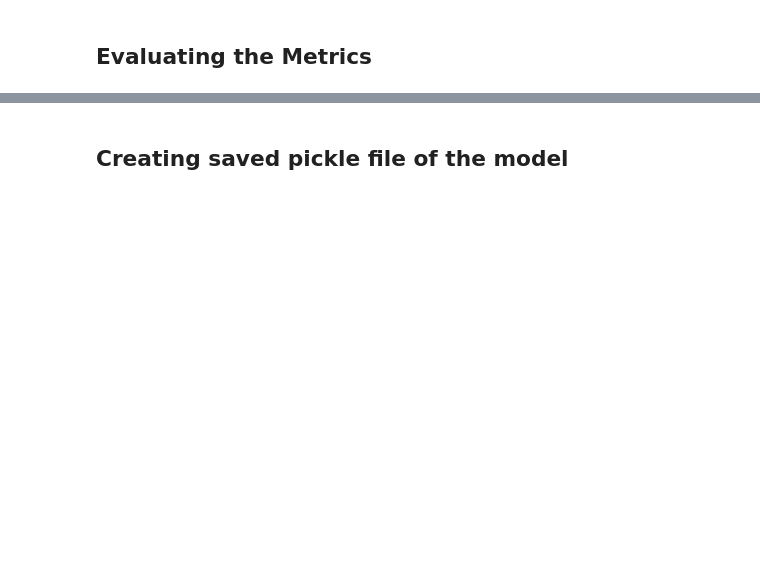
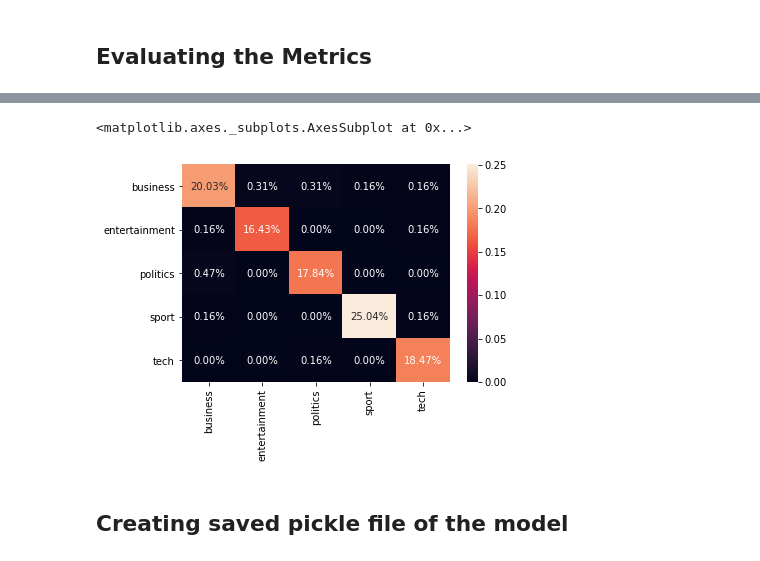
Before and after one commit to akhilsivanand/BBC_News, a Jupyter notebook: BBC_Exp_Ubuntu.ipynb, the cells around one changed output, grey strips where cells are left out. Saved outputs shown, nothing was run; the diff lists cells and outputs as text; code cells hidden in the pictures; blank space fills up the shorter version.

```diff
--- a/BBC_Exp_Ubuntu.ipynb
+++ b/BBC_Exp_Ubuntu.ipynb
@@ -288,5 +317,3 @@ Fitting 5 folds for each of 2 candidates, totalling 10 fits
-# %%
-SVM_Prediction = svm_clf.predict(text_test)
 # %% [markdown]
 ## Evaluating the Metrics
 # %%
@@ -344,3 +371,8 @@ sns.heatmap(cf_Matrix/np.sum(cf_Matrix), annot = True, fmt='.2%',xticklabels=dir
+# %%
+sns.heatmap(cf_Matrix_SVM/np.sum(cf_Matrix_SVM), annot = True, fmt='.2%',xticklabels=directories,yticklabels=directories)
+# %% [output]
+<matplotlib.axes._subplots.AxesSubplot at 0x...>
+[figure, added]
 # %% [markdown]
 ## Creating saved pickle file of the model
 # %%
```
Also changed, not shown: parts of 26 cells of this notebook, 5 other files.
